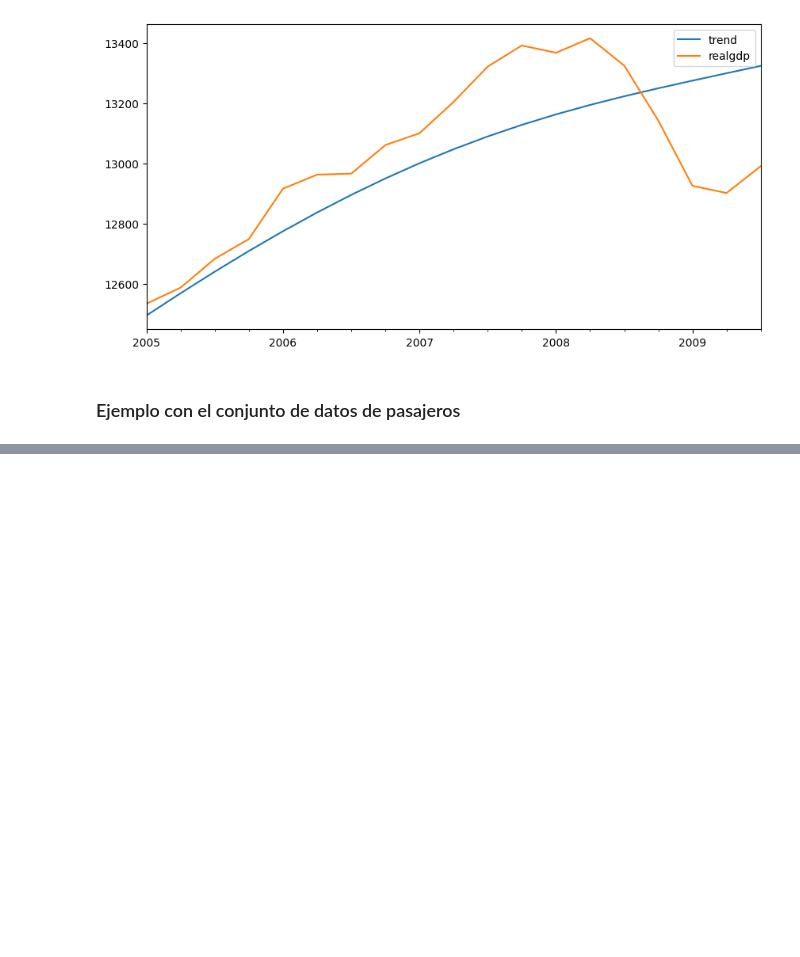
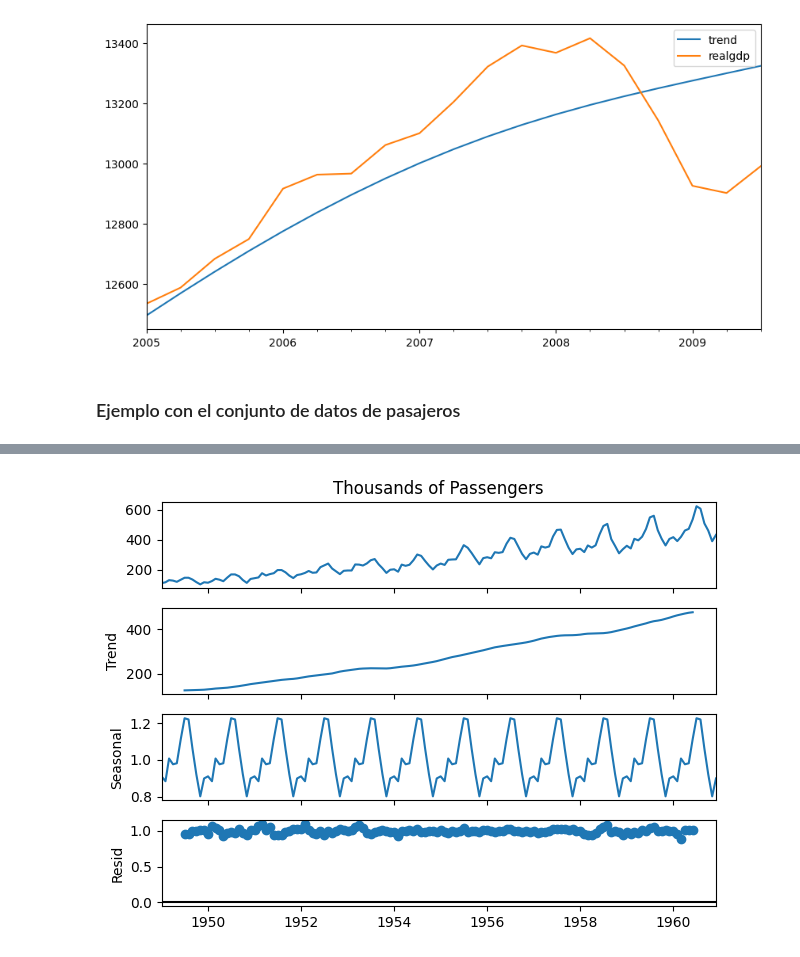
Before and after one commit to PedroAdair/Series-de-tiempo, a Jupyter notebook: VisualizacionDatos.ipynb, the cells around one changed output, grey strips where cells are left out. Cells and saved outputs as stored; diff of their text form; code cells hidden in the pictures; blank space fills up the shorter version.

```diff
--- a/VisualizacionDatos.ipynb
+++ b/VisualizacionDatos.ipynb
@@ -480,0 +514,6 @@ plt.show()
+# %%
+result =  stseasonal.seasonal_decompose(x=df["Thousands of Passengers"], model="multiplicative")
+result.plot( )
+plt.show()
+# %% [output]
+[figure, added]
```
Also changed, not shown: parts of 27 cells of this notebook.
